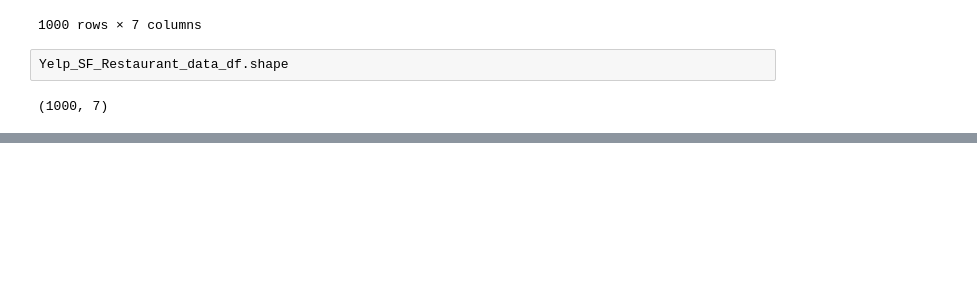
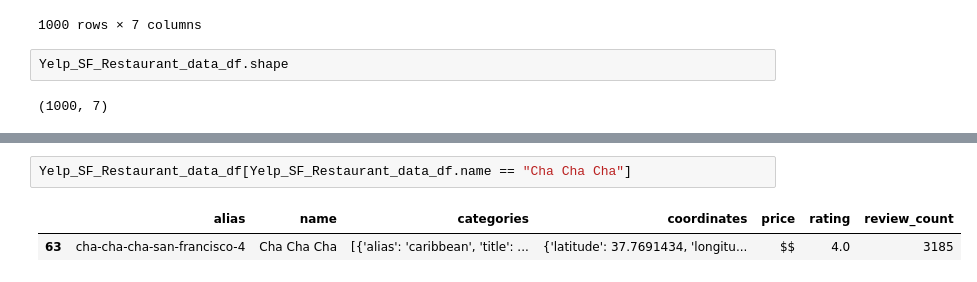
Before and after one commit to gfullsack/SF-Restaurant-Yelp-and-Health-Score, a Jupyter notebook: Database.ipynb, the cells around one changed output, grey strips where cells are left out. Saved outputs shown, nothing was run; the diff lists cells and outputs as text; blank space fills up the shorter version.

```diff
--- a/Database.ipynb
+++ b/Database.ipynb
@@ -142,3 +123,8 @@ Yelp_SF_Restaurant_data_df.drop_duplicates(subset= 'name', keep='first', inplace
+# %%
+Yelp_SF_Restaurant_data_df[Yelp_SF_Restaurant_data_df.name == "Cha Cha Cha"]
+# %% [output]
+|  | alias | name | categories | coordinates | price | rating | review_count |
+| 63 | cha-cha-cha-san-francisco-4 | Cha Cha Cha | [{'alias': 'caribbean', 'title': ... | {'latitude': 37.7691434, 'longitu... | $$ | 4.0 | 3185 |
 # %%
 Yelp_SF_Restaurant_data_df.shape
 # %% [output]
```
Also changed, not shown: parts of 9 cells of this notebook.
